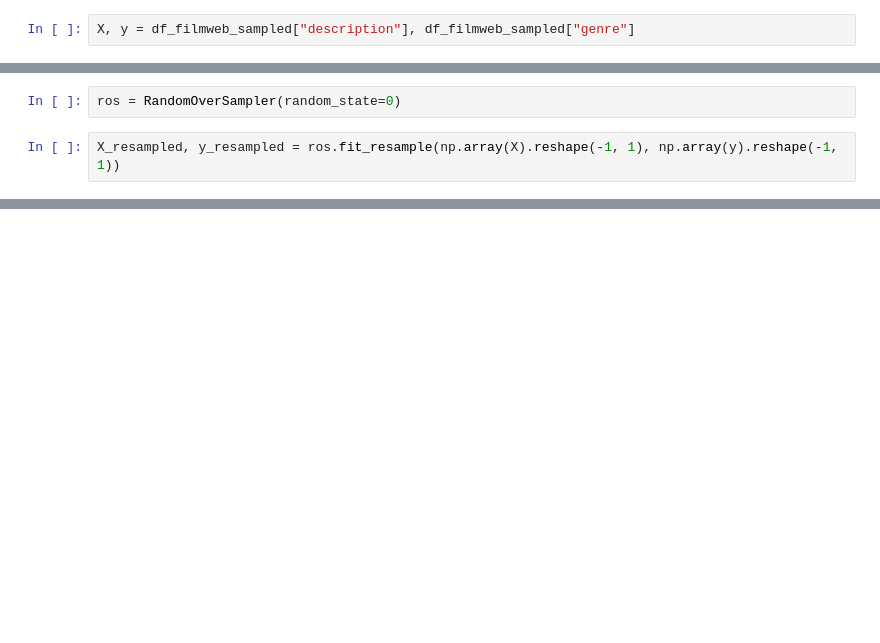
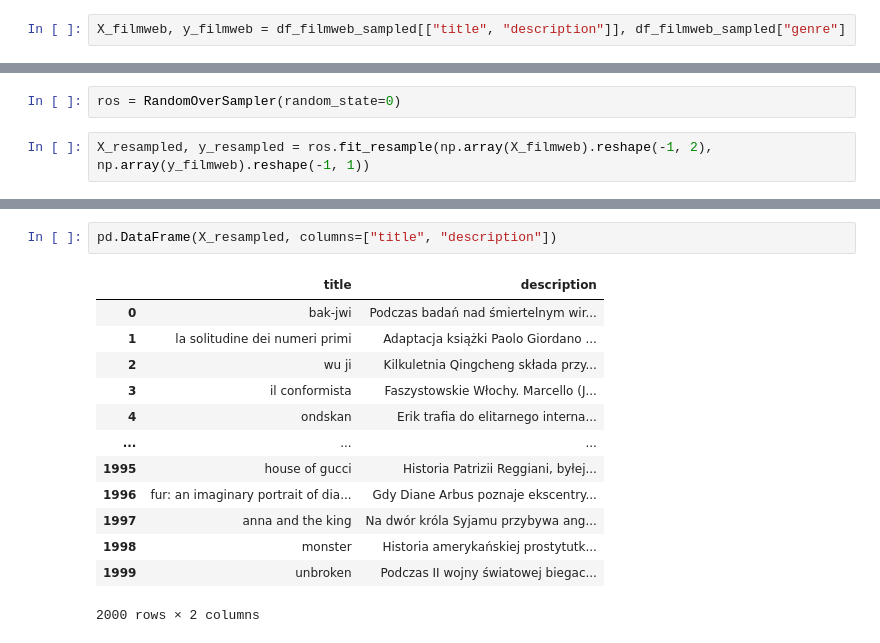
Before and after one commit to Imrauviel/Bert-Model-Comparison, a Jupyter notebook: EDA.ipynb, the cells around one changed output, grey strips where cells are left out. Drawn from its saved outputs; the diff is of its cells as text; blank space fills up the shorter version.

```diff
--- a/EDA.ipynb
+++ b/EDA.ipynb
@@ -468,5 +382,5 @@ plt.show()
 # %%
 from imblearn.over_sampling import RandomOverSampler
 # %%
-X, y = df_filmweb_sampled["description"], df_filmweb_sampled["genre"]
+X_filmweb, y_filmweb = df_filmweb_sampled[["title", "description"]], df_filmweb_sampled["genre"]
 # %%
@@ -476,7 +390,7 @@ np.array(X).reshape(-1, 1).shape
 # %%
 ros = RandomOverSampler(random_state=0)
 # %%
-X_resampled, y_resampled = ros.fit_resample(np.array(X).reshape(-1, 1), np.array(y).reshape(-1, 1))
+X_resampled, y_resampled = ros.fit_resample(np.array(X_filmweb).reshape(-1, 2), np.array(y_filmweb).reshape(-1, 1))
 # %%
 pd.Series(y_resampled).value_counts(normalize=True)
 # %% [output]
@@ -497 +402,17 @@ action         0.071429
 dtype: float64
+# %%
+pd.DataFrame(X_resampled, columns=["title", "description"])
+# %% [output]
+|  | title | description |
+| 0 | bak-jwi | Podczas badań nad śmiertelnym wir... |
+| 1 | la solitudine dei numeri primi | Adaptacja książki Paolo Giordano ... |
+| 2 | wu ji | Kilkuletnia Qingcheng składa przy... |
+| 3 | il conformista | Faszystowskie Włochy. Marcello (J... |
+| 4 | ondskan | Erik trafia do elitarnego interna... |
+| ... | ... | ... |
+| 1995 | house of gucci | Historia Patrizii Reggiani, byłej... |
+| 1996 | fur: an imaginary portrait of dia... | Gdy Diane Arbus poznaje ekscentry... |
+| 1997 | anna and the king | Na dwór króla Syjamu przybywa ang... |
+| 1998 | monster | Historia amerykańskiej prostytutk... |
+| 1999 | unbroken | Podczas II wojny światowej biegac... |
+2000 rows × 2 columns
```
Also changed, not shown: parts of 21 cells of this notebook, 20 other files.
